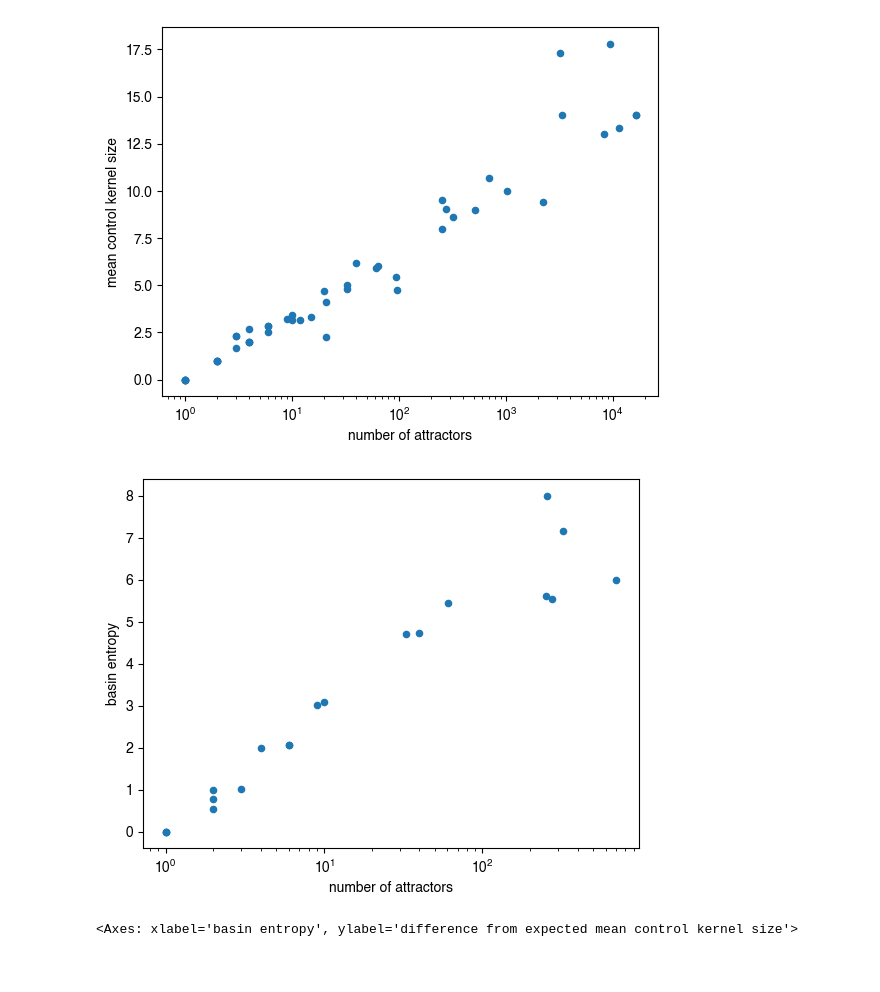
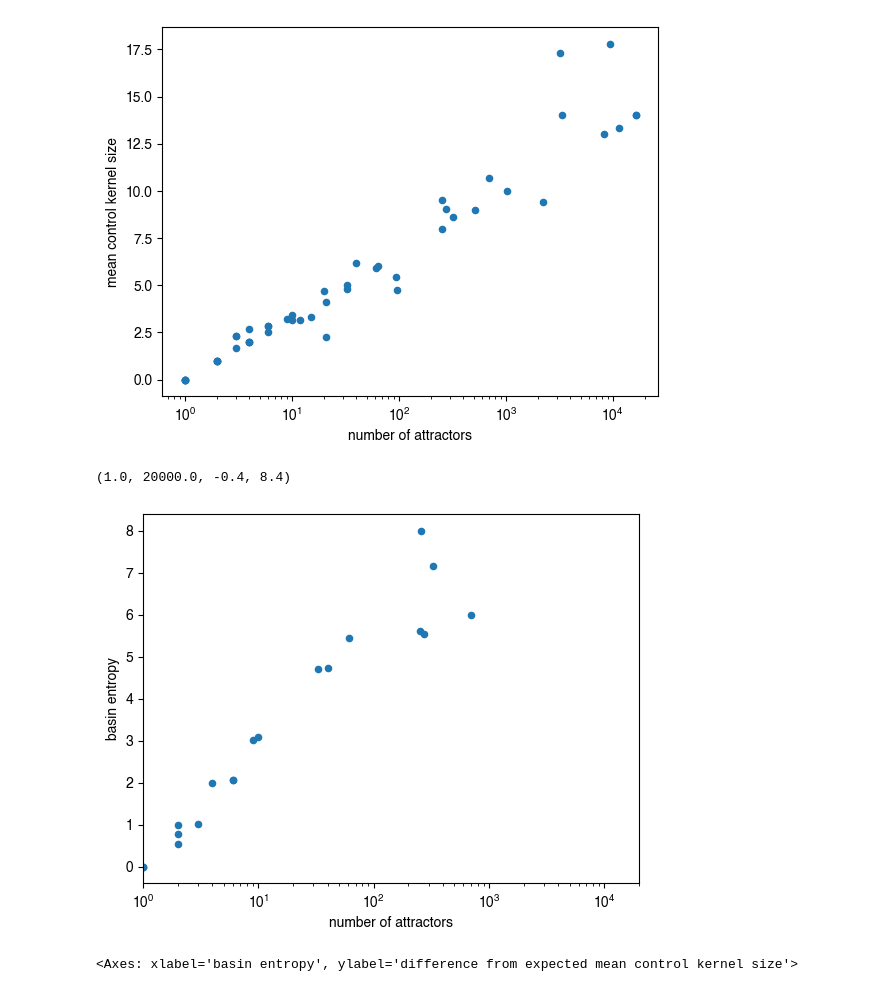
Before and after one commit to bcdaniels/Control-of-Synthetic-Boolean-Networks, a Jupyter notebook: CK_vs_entropy/cell-collective-basin-entropy.ipynb, the cells around one changed output. Drawn from its saved outputs; the diff is of its cells as text; code cells hidden in the pictures.

```diff
--- a/CK_vs_entropy/cell-collective-basin-entropy.ipynb
+++ b/CK_vs_entropy/cell-collective-basin-entropy.ipynb
@@ -138,9 +97,10 @@ plt.xscale('log')
 # %%
 ck_data.plot.scatter('number of attractors','basin entropy')
 plt.xscale('log')
-plt.axis(xmin=1,xmax=)
+plt.axis(xmin=1,xmax=2e4)
 # %% [output]
+(1.0, 20000.0, -0.4, 8.4)
-[figure, old version]
+[figure, new version]
 # %%
 ck_data.plot.scatter('basin entropy','difference from expected mean control kernel size')
 # %% [output]
```
Also changed, not shown: parts of 2 cells of this notebook.
